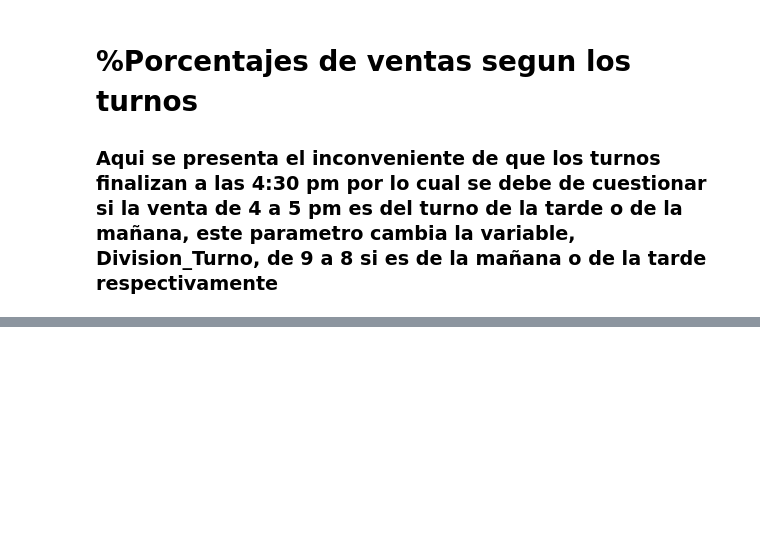
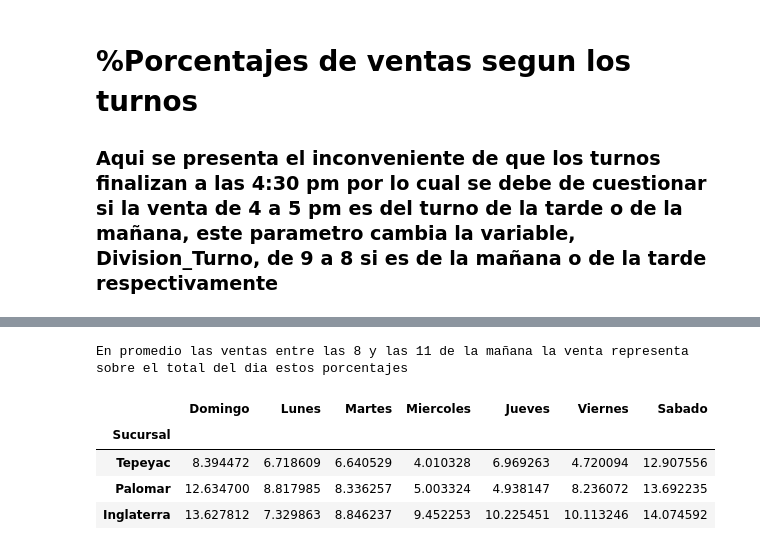
Before and after one commit to agui197/Las-Ro, a Jupyter notebook: Venta por hora/Ventas por hora.ipynb, the cells around one changed output, grey strips where cells are left out. Cells and saved outputs as stored; diff of their text form; code cells hidden in the pictures; blank space fills up the shorter version.

```diff
--- a/Venta por hora/Ventas por hora.ipynb
+++ b/Venta por hora/Ventas por hora.ipynb
@@ -87,0 +88,18 @@ df
+# %%
+total_per_day=list(map(lambda s:list(map(lambda d:sum(y[s][d]),range(7))),range(3)))
+a=np.asmatrix(total_per_day)
+# %%
+sales_between_9_to_11=list(map(lambda s:list(map(lambda d:sum(y[s][d][0:3]),range(7))),range(3)))
+t=np.asmatrix(sales_between_9_to_11)
+# %%
+df=pd.DataFrame(t/a*100,index=['Tepeyac','Palomar','Inglaterra'],columns=dias)
+df.index.name = "Sucursal"
+print('En promedio las ventas entre las 8 y las 11 de la mañana la venta representa sobre el total del dia estos porcentajes')
+df
+# %% [output]
+En promedio las ventas entre las 8 y las 11 de la mañana la venta representa sobre el total del dia estos porcentajes
+|  | Domingo | Lunes | Martes | Miercoles | Jueves | Viernes | Sabado |
+| Sucursal |  |  |  |  |  |  |  |
+| Tepeyac | 8.394472 | 6.718609 | 6.640529 | 4.010328 | 6.969263 | 4.720094 | 12.907556 |
+| Palomar | 12.634700 | 8.817985 | 8.336257 | 5.003324 | 4.938147 | 8.236072 | 13.692235 |
+| Inglaterra | 13.627812 | 7.329863 | 8.846237 | 9.452253 | 10.225451 | 10.113246 | 14.074592 |
```
Also changed, not shown: parts of 4 cells of this notebook, 5 other files.
